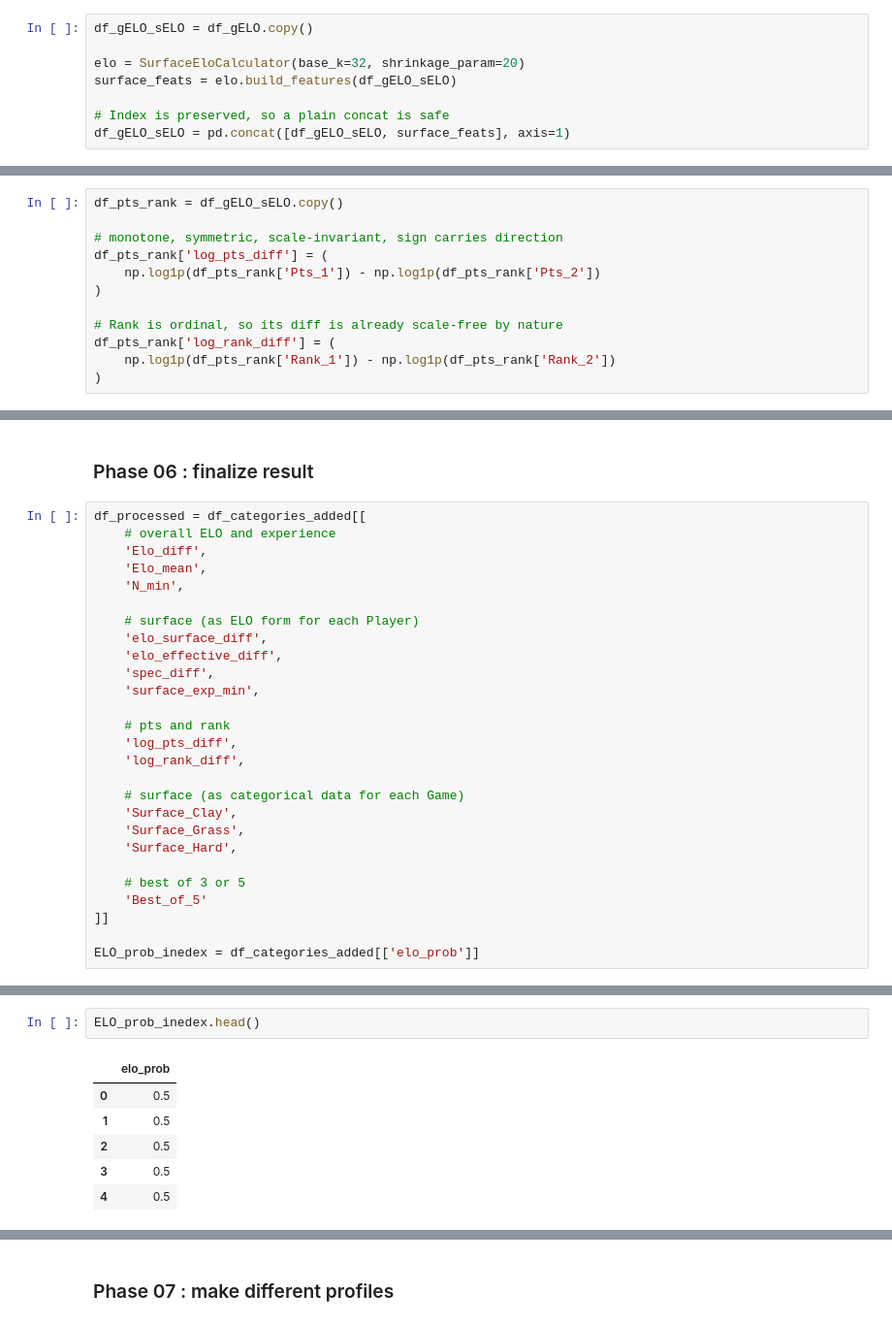
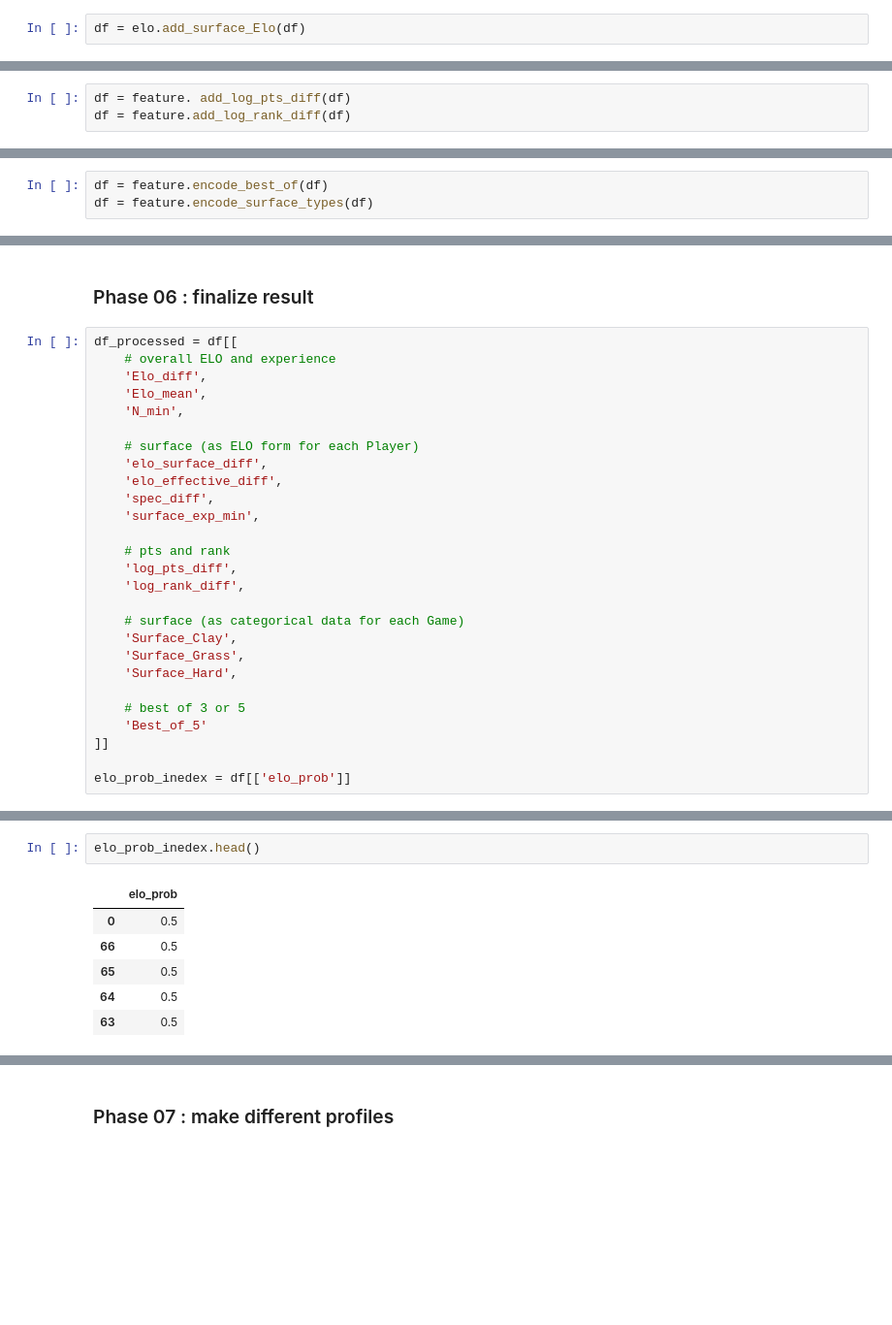
Before and after one commit to nily-warehouse/Tennis-Prediction, a Jupyter notebook: notebooks/exploration.ipynb, the cells around one changed output, grey strips where cells are left out. Shown at 97% size. Cells and saved outputs as stored; diff of their text form; blank space fills up the shorter version.

```diff
--- a/exploration.ipynb
+++ b/notebooks/exploration.ipynb
@@ -610,8 +354,2 @@ class SurfaceEloCalculator:
 # %%
-df_gELO_sELO = df_gELO.copy()
-
-elo = SurfaceEloCalculator(base_k=32, shrinkage_param=20)
-surface_feats = elo.build_features(df_gELO_sELO)
-
-# Index is preserved, so a plain concat is safe
-df_gELO_sELO = pd.concat([df_gELO_sELO, surface_feats], axis=1)
+df = elo.add_surface_Elo(df)
@@ -650,12 +372,3 @@ Index(['Surface', 'Best of', 'Player_1', 'Player_2', 'Winner', 'Rank_1',
 # %%
-df_pts_rank = df_gELO_sELO.copy()
-
-# monotone, symmetric, scale-invariant, sign carries direction
-df_pts_rank['log_pts_diff'] = (
-    np.log1p(df_pts_rank['Pts_1']) - np.log1p(df_pts_rank['Pts_2'])
-)
-
-# Rank is ordinal, so its diff is already scale-free by nature
-df_pts_rank['log_rank_diff'] = (
-    np.log1p(df_pts_rank['Rank_1']) - np.log1p(df_pts_rank['Rank_2'])
-)
+df = feature. add_log_pts_diff(df)
+df = feature.add_log_rank_diff(df)
@@ -717,0 +377,3 @@ df_categories_added.head()
+# %%
+df = feature.encode_best_of(df)
+df = feature.encode_surface_types(df)
@@ -718,7 +392,7 @@ df_categories_added.head()
 # %% [markdown]
 ### Phase 06 : finalize result
 # %%
-df_processed = df_categories_added[[
+df_processed = df[[
     # overall ELO and experience
     'Elo_diff',
     'Elo_mean',
@@ -743,7 +417,7 @@ df_processed = df_categories_added[[
     'Best_of_5'
 ]]
 
-ELO_prob_inedex = df_categories_added[['elo_prob']]
+elo_prob_inedex = df[['elo_prob']]
 # %%
 df_processed.head()
 # %% [output]
@@ -768,9 +442,9 @@ df_processed.describe()
 # %%
-ELO_prob_inedex.head()
+elo_prob_inedex.head()
 # %% [output]
 |  | elo_prob |
 | 0 | 0.5 |
-| 1 | 0.5 |
-| 2 | 0.5 |
-| 3 | 0.5 |
-| 4 | 0.5 |
+| 66 | 0.5 |
+| 65 | 0.5 |
+| 64 | 0.5 |
+| 63 | 0.5 |
```
Also changed, not shown: parts of 62 cells of this notebook, 6 other files.
